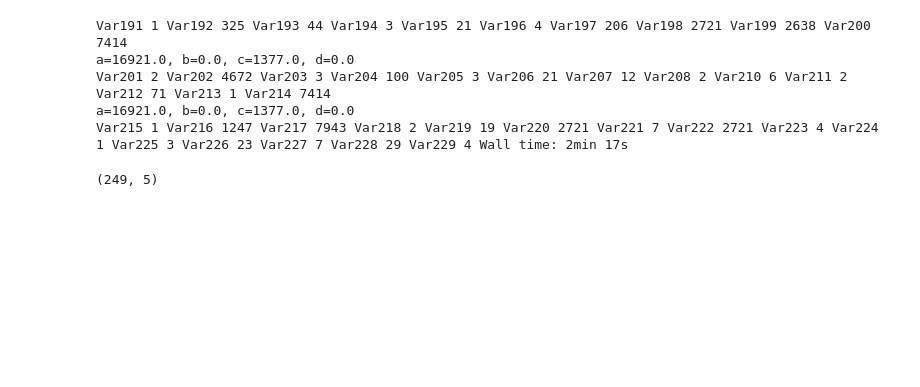
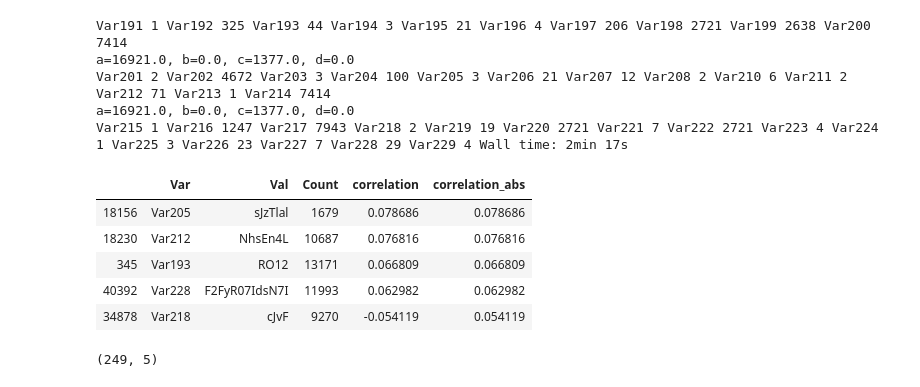
Before and after one commit to dminikorenb/DataLearning, a Jupyter notebook: 2-churn_prediction/dminik6_part2_w5.ipynb, the cells around one changed output. Saved outputs shown, nothing was run; the diff lists cells and outputs as text; code cells hidden in the pictures; blank space fills up the shorter version.

```diff
--- a/2-churn_prediction/dminik6_part2_w5.ipynb
+++ b/2-churn_prediction/dminik6_part2_w5.ipynb
@@ -712,6 +707,16 @@ Var215 1 Var216 1247 Var217 7943 Var218 2 Var219 19 Var220 2721 Var221 7 Var222
 # %%
 df_corr_categ = pd.read_pickle('df_corr_categ_kaggle.bin')
 df_corr_categ['correlation_abs'] = df_corr_categ['correlation'].abs()
+# %%
+df = df_corr_categ.sort_values(by=['correlation_abs'], ascending =False)
+df.head()
+# %% [output]
+|  | Var | Val | Count | correlation | correlation_abs |
+| 18156 | Var205 | sJzTlal | 1679 | 0.078686 | 0.078686 |
+| 18230 | Var212 | NhsEn4L | 10687 | 0.076816 | 0.076816 |
+| 345 | Var193 | RO12 | 13171 | 0.066809 | 0.066809 |
+| 40392 | Var228 | F2FyR07IdsN7I | 11993 | 0.062982 | 0.062982 |
+| 34878 | Var218 | cJvF | 9270 | -0.054119 | 0.054119 |
 # %%
 df = df_corr_categ.sort_values(by=['correlation_abs'], ascending =False)
 df = df[(df['Count'] > 3) & (df['correlation_abs'] > 0.02)]
```
Also changed, not shown: parts of 18 cells of this notebook, 4 other files.
